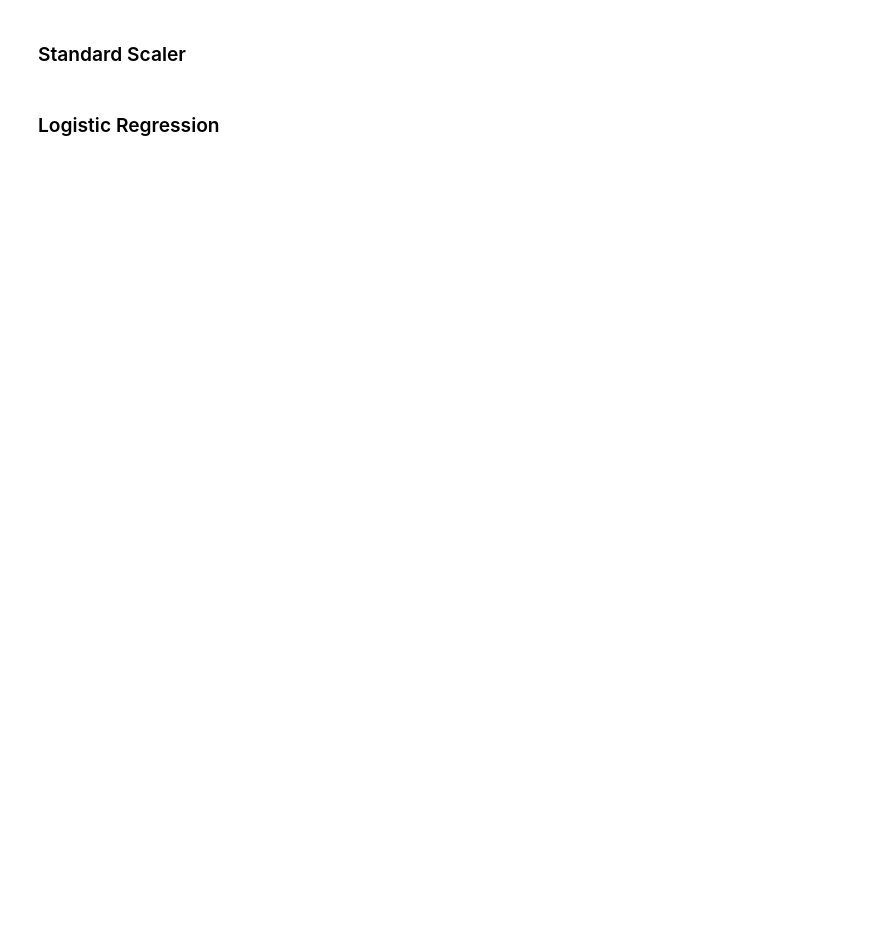
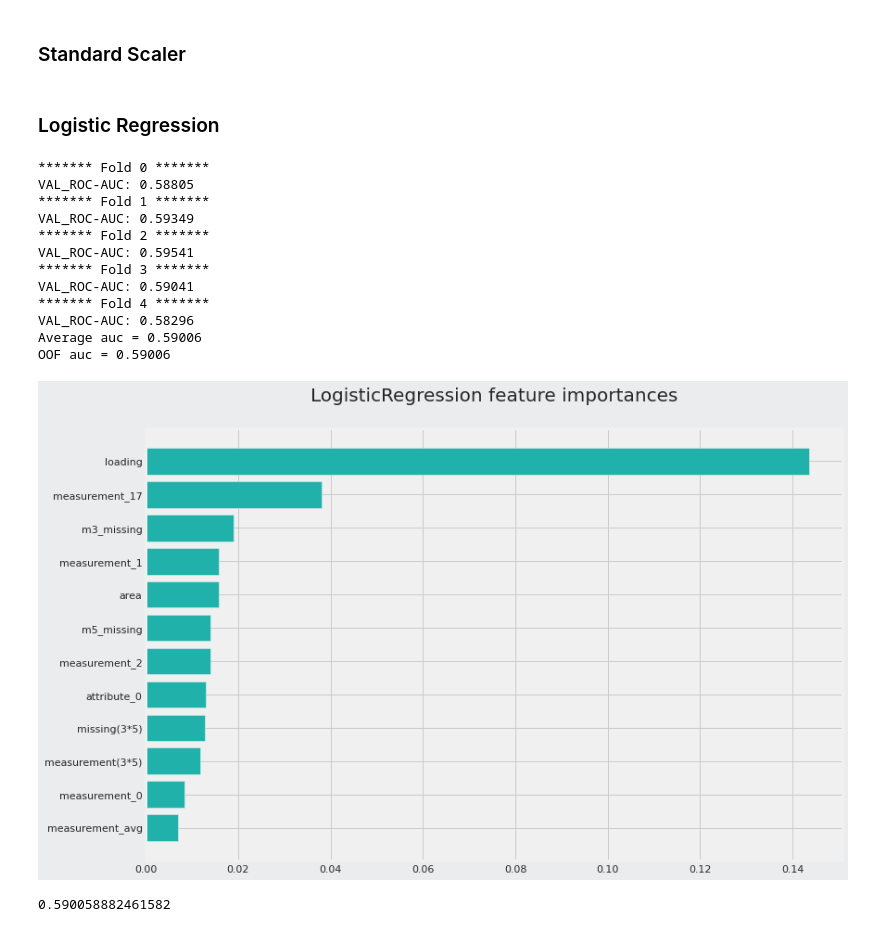
Before and after one commit to Pathakvishnu/Tabular-Playground-August-22-Kaggle, a Jupyter notebook: tps-aug-22-logistic-regression-with-cv-fe.ipynb, the cells around one changed output. Drawn from its saved outputs; the diff is of its cells as text; code cells hidden in the pictures; blank space fills up the shorter version.

```diff
--- a/tps-aug-22-logistic-regression-with-cv-fe.ipynb
+++ b/tps-aug-22-logistic-regression-with-cv-fe.ipynb
@@ -268,6 +376,14 @@ df_test['missing(3*5)'] = df_test['m5_missing'] * (df_test['m3_missing'])
 # %%
-features = ['loading', 'attribute_0', 'measurement_17', 'measurement_0', 'measurement_1','measurement_2','count_null','area', 'm3_missing', 'm5_missing',
-        'measurement_avg','measurement(3*5)','missing(3*5)']
+features = ['loading','attribute_0' , 'measurement_17', 'measurement_0', 'measurement_1','measurement_2','area', 'm3_missing', 'm5_missing',
+        'measurement_avg','measurement(3*5)','missing(3*5)'] # ,'count_null','ohe_a_7', 'ohe_a_6', 'ohe_a_8','measurement_4','measurement_9','measurement_7','measurement_6','measurement_8'
+
+# features = ['loading',
+#  'measurement_17',
+#  'm3_missing',
+#  'm5_missing',
+#  'measurement_avg',
+#  'measurement(3*5)',
+#  'missing(3*5)']
 
 """
 'nan_loading', 'nan_measurement_3',
@@ -304,6 +420,9 @@ y_test = np.zeros(df_test[features].shape[0])
 logistic_auc = 0
 ix = 0
 feature_importance = []
+lg_model=[]
+
+sm = SMOTE(random_state = 42, n_jobs = -1)
 
 for train_ind, val_ind in skf.split(df_train[features], df_train[['failure']]):
     print(f"******* Fold {ix} ******* ")
@@ -318,45 +437,64 @@ for train_ind, val_ind in skf.split(df_train[features], df_train[['failure']]):
 
     tr_x,val_x,test_x = scale(tr_x, val_x, df_test[features], features)
 
+    tr_x, tr_y = sm.fit_resample(tr_x, tr_y)
     clf = LogisticRegression(max_iter=500, C=0.0001, penalty='l2',solver='newton-cg')
 
     clf.fit(tr_x, tr_y)
+
     feature_importance.append(clf.coef_.ravel())
     preds = clf.predict_proba(val_x)[:,1]
 
     roc_score = roc_auc_score(val_y, preds)
 
-    logistic_auc += roc_score/5
+    logistic_auc += roc_score/N_FOLDS
 
     print('VAL_ROC-AUC:', round(roc_score, 5))
 
     y_oof[val_ind] = y_oof[val_ind] + preds
 
     preds_test = clf.predict_proba(test_x)[:,1]
+    lg_model.append(preds_test)
     y_test = y_test + preds_test / N_FOLDS
     ix = ix + 1
 
 print(f"{Fore.GREEN}{Style.BRIGHT}Average auc = {round(logistic_auc, 5)}{Style.RESET_ALL}")
 print(f"{Fore.BLUE}{Style.BRIGHT}OOF auc = {round(roc_auc_score(df_train[['failure']], y_oof), 5)}{Style.RESET_ALL}")
 
 feature_importance.append(clf.coef_.ravel())
 importance_df = pd.DataFrame(np.array(feature_importance).T, index=df_train[features].columns)
 importance_df['mean'] = importance_df.mean(axis=1).abs()
 importance_df['feature'] = df_train[features].columns
 importance_df = importance_df.sort_values('mean', ascending=True).reset_index()
 
 fig, ax = plt.subplots(figsize=(12, 8), facecolor='#EAECEE')
 plt.barh(importance_df.index, importance_df['mean'], color='lightseagreen')
 
 plt.yticks(ticks=importance_df.index, labels=importance_df['feature'])
 plt.title('LogisticRegression feature importances', fontsize=20, y= 1.05)
 plt.show()
+# %% [output]
+******* Fold 0 *******
+VAL_ROC-AUC: 0.58805
+******* Fold 1 *******
+VAL_ROC-AUC: 0.59349
+******* Fold 2 *******
+VAL_ROC-AUC: 0.59541
+******* Fold 3 *******
+VAL_ROC-AUC: 0.59041
+******* Fold 4 *******
+VAL_ROC-AUC: 0.58296
+Average auc = 0.59006
+OOF auc = 0.59006
+[figure, added]
 # %%
 y_pred = df_train[['failure']].copy(deep=True)
 y_pred = y_pred.rename(columns={"failure": "prediction"})
 y_pred["prediction"] = y_oof
 
 roc_auc_score(df_train[['failure']],y_pred)
+# %% [output]
+0.590058882461582
 # %%
 ## distribution of scores on test data -- logistic regression model
 plt.hist(y_test, bins=50)
```
Also changed, not shown: parts of 18 cells of this notebook.
